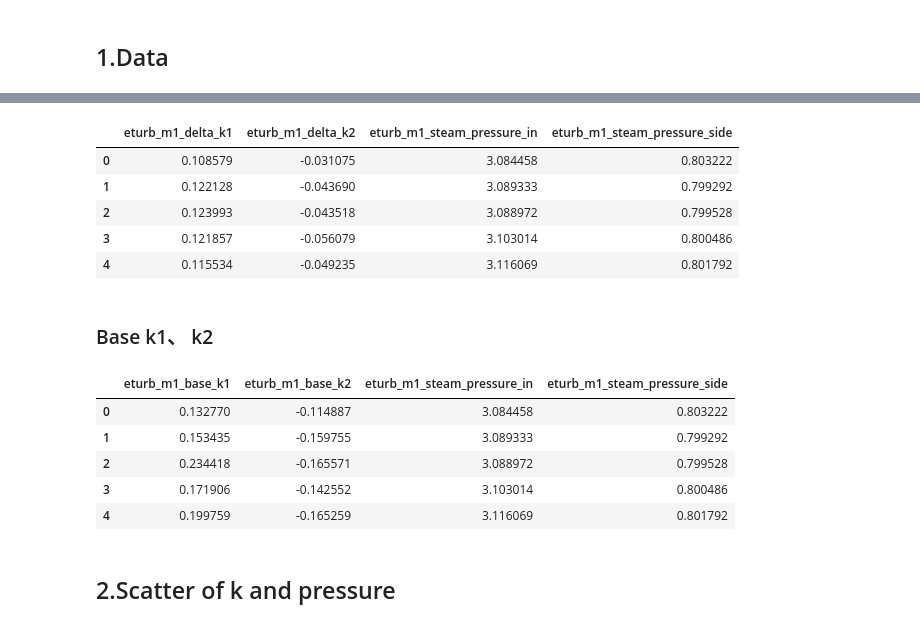
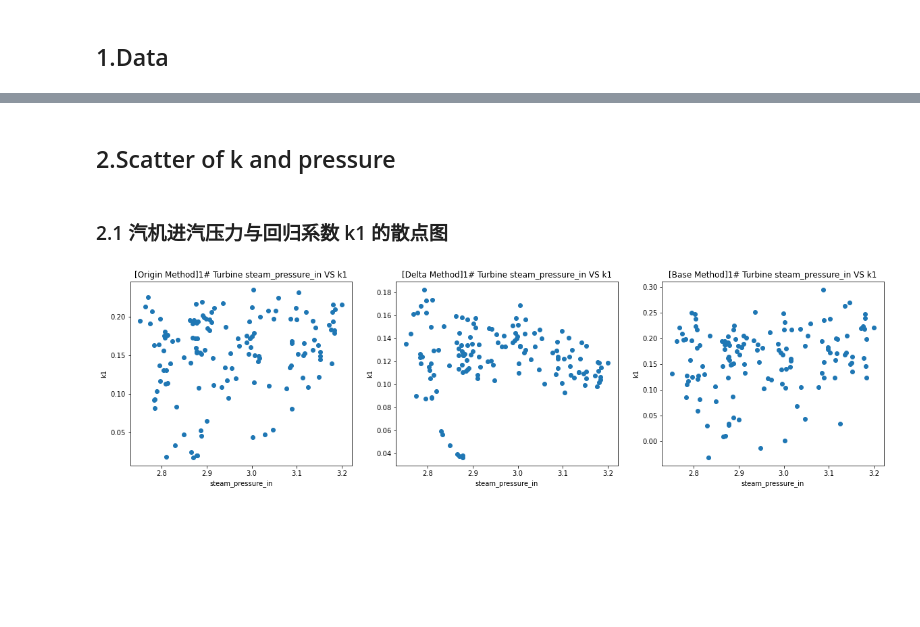
Before and after one commit to wangzhefeng/data-analysis, a Jupyter notebook: eturb_model/src/eturb_m1_regression_parameters_VS_pressure.ipynb, the cells around one changed output, grey strips where cells are left out. Cells and saved outputs as stored; diff of their text form; code cells hidden in the pictures; blank space fills up the shorter version.

```diff
--- a/eturb_model/src/eturb_m1_regression_parameters_VS_pressure.ipynb
+++ b/eturb_model/src/eturb_m1_regression_parameters_VS_pressure.ipynb
@@ -6,9 +6,9 @@ import pandas as pd
 import seuif97
 from matplotlib import pyplot as plt
 
-data_path = "/Users/zfwang/project/data-analysis/eturb_model/data"
-regression_data_path = "/Users/zfwang/project//data-analysis/eturb_model/result/regression"
-result_data_path = "/Users/zfwang/project//dev/data-analysis/eturb_model/result"
+data_path = "e:/dev/data-analysis/eturb_model/data"
+regression_data_path = "e:/dev/data-analysis/eturb_model/result/regression"
+result_data_path = "e:/dev/data-analysis/eturb_model/result"
 # %%
 def get_origin_data():
     """
@@ -125,24 +144,24 @@ df_origin.head()
-# %%
-df_delta = pd.concat([result_df_delta, origin_df], axis = 1, sort = False)
-df_delta.head()
-# %% [output]
-|  | eturb_m1_delta_k1 | eturb_m1_delta_k2 | eturb_m1_steam_pressure_in | eturb_m1_steam_pressure_side |
-| 0 | 0.108579 | -0.031075 | 3.084458 | 0.803222 |
-| 1 | 0.122128 | -0.043690 | 3.089333 | 0.799292 |
-| 2 | 0.123993 | -0.043518 | 3.088972 | 0.799528 |
-| 3 | 0.121857 | -0.056079 | 3.103014 | 0.800486 |
-| 4 | 0.115534 | -0.049235 | 3.116069 | 0.801792 |
-# %% [markdown]
-### Base k1、 k2
-# %%
-df_base = pd.concat([result_df_base, origin_df], axis = 1, sort = False)
-df_base.head()
-# %% [output]
-|  | eturb_m1_base_k1 | eturb_m1_base_k2 | eturb_m1_steam_pressure_in | eturb_m1_steam_pressure_side |
-| 0 | 0.132770 | -0.114887 | 3.084458 | 0.803222 |
-| 1 | 0.153435 | -0.159755 | 3.089333 | 0.799292 |
-| 2 | 0.234418 | -0.165571 | 3.088972 | 0.799528 |
-| 3 | 0.171906 | -0.142552 | 3.103014 | 0.800486 |
-| 4 | 0.199759 | -0.165259 | 3.116069 | 0.801792 |
 # %% [markdown]
 ## 2.Scatter of k and pressure
+# %% [markdown]
+### 2.1 汽机进汽压力与回归系数 k1 的散点图
+# %%
+fig, axs = plt.subplots(figsize = (20, 5))
+plt.subplot(1, 3, 1)
+plt.scatter(df_origin["eturb_m1_steam_pressure_in"], df_origin["eturb_m1_origin_k1"])
+plt.title("[Origin Method]1# Turbine steam_pressure_in VS k1")
+plt.xlabel("steam_pressure_in")
+plt.ylabel("k1")
+plt.subplot(1, 3, 2)
+plt.scatter(df_delta["eturb_m1_steam_pressure_in"], df_delta["eturb_m1_delta_k1"])
+plt.title("[Delta Method]1# Turbine steam_pressure_in VS k1")
+plt.xlabel("steam_pressure_in")
+plt.ylabel("k1")
+plt.subplot(1, 3, 3)
+plt.scatter(df_base["eturb_m1_steam_pressure_in"], df_base["eturb_m1_base_k1"])
+plt.title("[Base Method]1# Turbine steam_pressure_in VS k1")
+plt.xlabel("steam_pressure_in")
+plt.ylabel("k1")
+plt.show()
+# %% [output]
+[figure, added]
```
Also changed, not shown: parts of 30 cells of this notebook.
